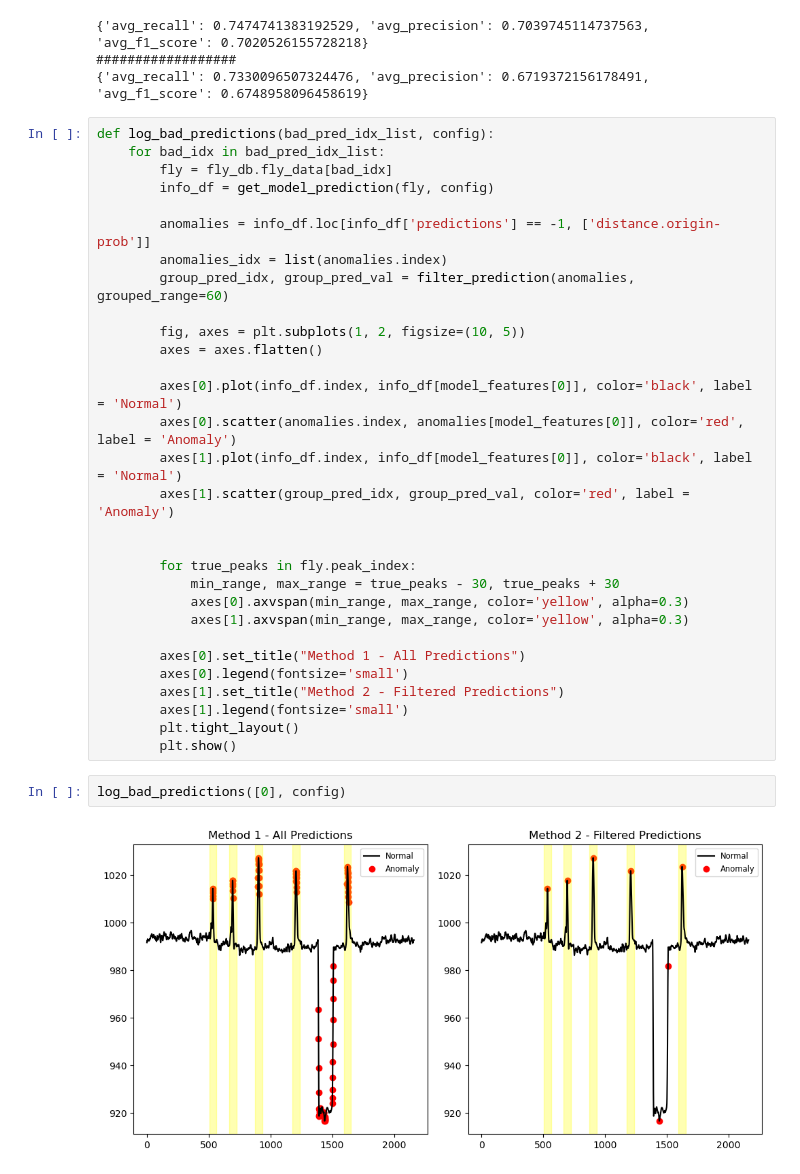
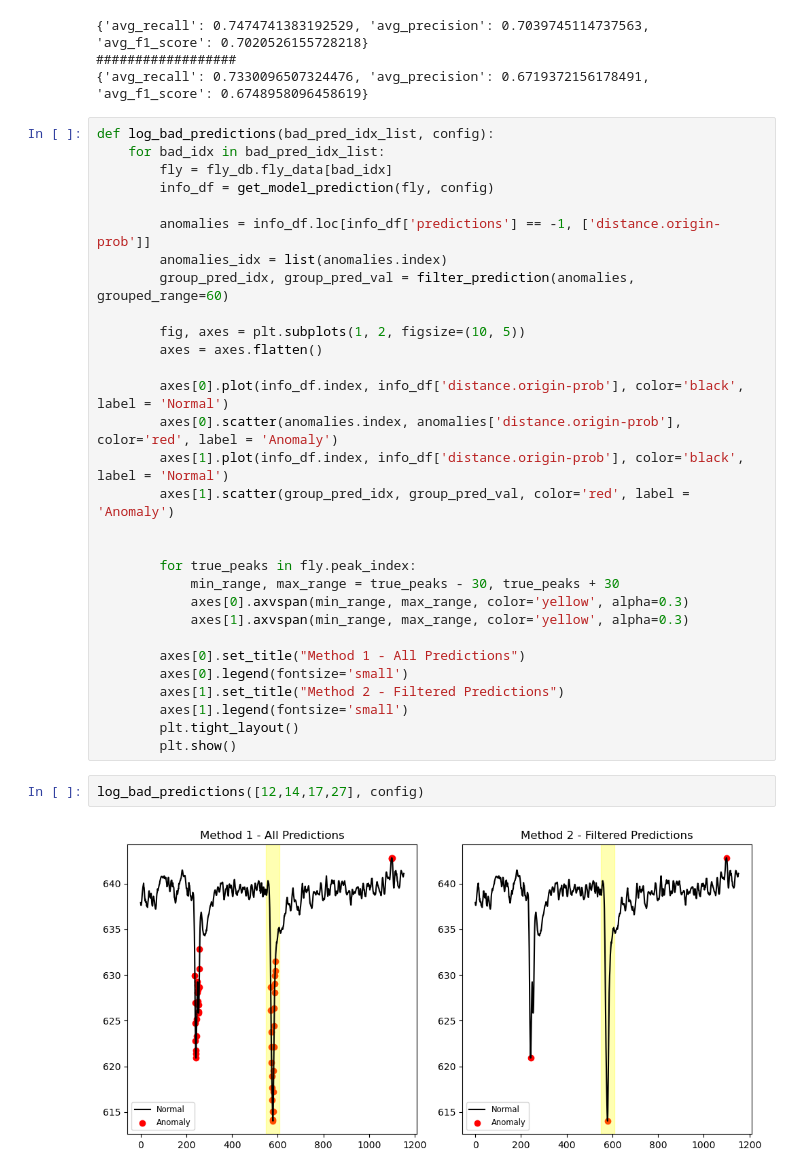
Before and after one commit to mertpekey/FlyVideo, a Jupyter notebook: notebooks/peak_detection_notebooks/final_model.ipynb, the cells around one changed output. Drawn from its saved outputs; the diff is of its cells as text.

```diff
--- a/notebooks/peak_detection_notebooks/final_model.ipynb
+++ b/notebooks/peak_detection_notebooks/final_model.ipynb
@@ -367,9 +376,9 @@ def log_bad_predictions(bad_pred_idx_list, config):
         fig, axes = plt.subplots(1, 2, figsize=(10, 5))
         axes = axes.flatten()
 
-        axes[0].plot(info_df.index, info_df[model_features[0]], color='black', label = 'Normal')
-        axes[0].scatter(anomalies.index, anomalies[model_features[0]], color='red', label = 'Anomaly')
-        axes[1].plot(info_df.index, info_df[model_features[0]], color='black', label = 'Normal')
+        axes[0].plot(info_df.index, info_df['distance.origin-prob'], color='black', label = 'Normal')
+        axes[0].scatter(anomalies.index, anomalies['distance.origin-prob'], color='red', label = 'Anomaly')
+        axes[1].plot(info_df.index, info_df['distance.origin-prob'], color='black', label = 'Normal')
         axes[1].scatter(group_pred_idx, group_pred_val, color='red', label = 'Anomaly')
 
 
@@ -384,7 +393,7 @@ def log_bad_predictions(bad_pred_idx_list, config):
         axes[1].legend(fontsize='small')
         plt.tight_layout()
         plt.show()
-# %%
-log_bad_predictions([0], config)
-# %% [output]
-[figure, removed]
+# %%
+log_bad_predictions([12,14,17,27], config)
+# %% [output]
+[figure, added]
```
Also changed, not shown: parts of 6 cells of this notebook.
